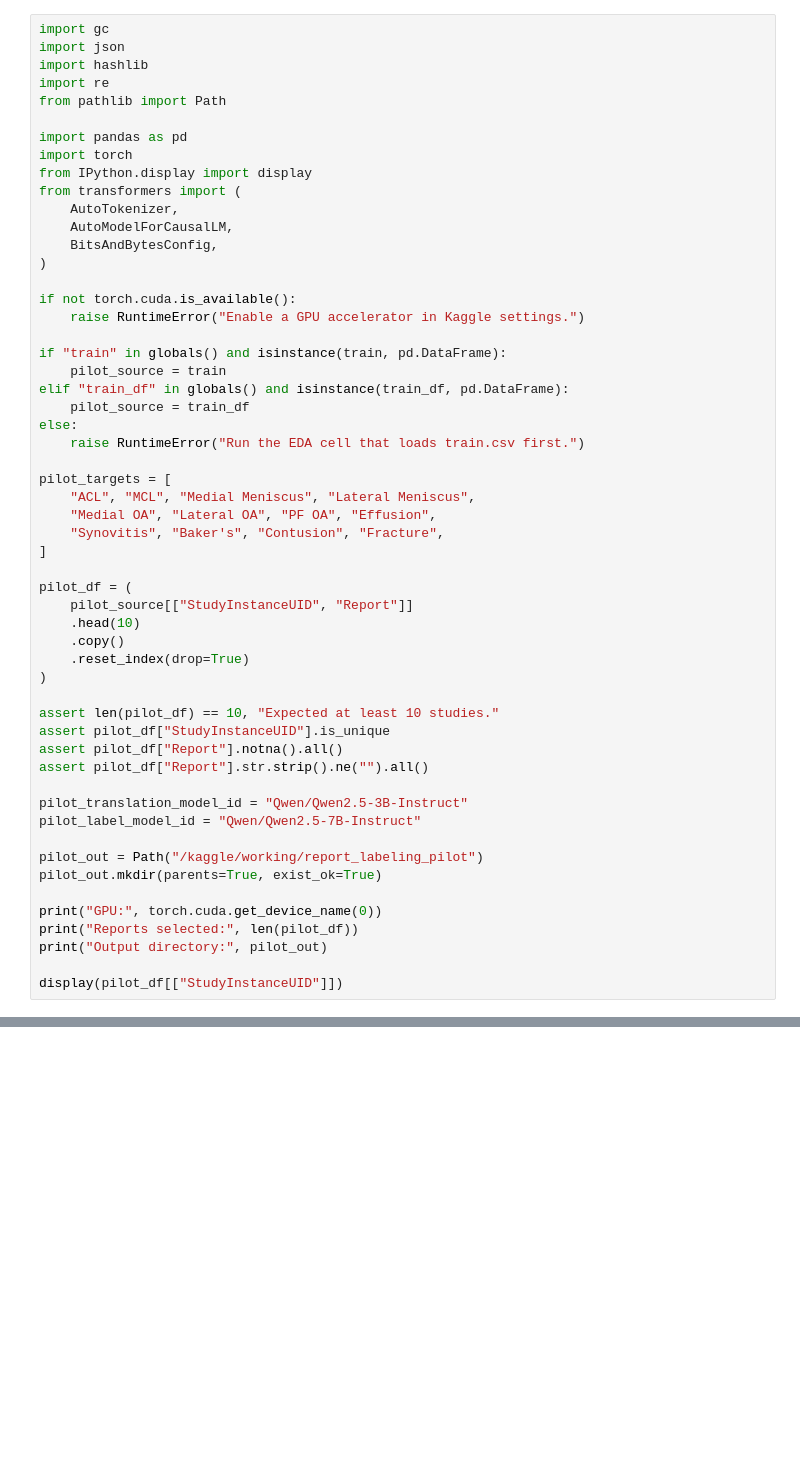
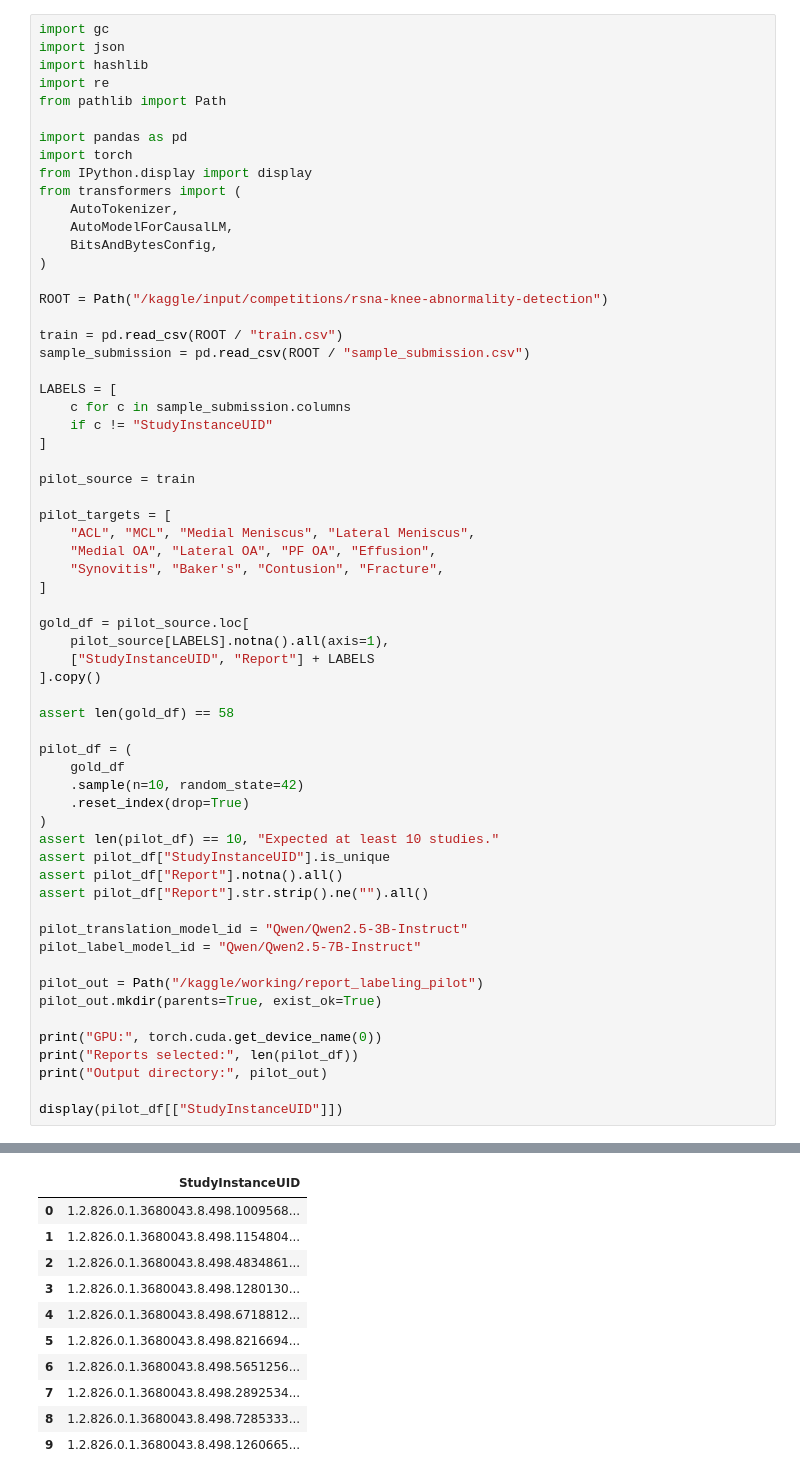
Before and after one commit to biinseventeen/rsna-knee-abnormality-detection, a Jupyter notebook: notebooks/02_teacher_eval.ipynb, the cells around one changed output, grey strips where cells are left out. Drawn from its saved outputs; the diff is of its cells as text; blank space fills up the shorter version.

Commit message:
Add eval for report

```diff
--- a/notebooks/02_teacher_eval.ipynb
+++ b/notebooks/02_teacher_eval.ipynb
@@ -18,15 +53,17 @@ from transformers import (
     BitsAndBytesConfig,
 )
 
-if not torch.cuda.is_available():
-    raise RuntimeError("Enable a GPU accelerator in Kaggle settings.")
+ROOT = Path("/kaggle/input/competitions/rsna-knee-abnormality-detection")
 
-if "train" in globals() and isinstance(train, pd.DataFrame):
-    pilot_source = train
-elif "train_df" in globals() and isinstance(train_df, pd.DataFrame):
-    pilot_source = train_df
-else:
-    raise RuntimeError("Run the EDA cell that loads train.csv first.")
+train = pd.read_csv(ROOT / "train.csv")
+sample_submission = pd.read_csv(ROOT / "sample_submission.csv")
+
+LABELS = [
+    c for c in sample_submission.columns
+    if c != "StudyInstanceUID"
+]
+
+pilot_source = train
 
 pilot_targets = [
     "ACL", "MCL", "Medial Meniscus", "Lateral Meniscus",
@@ -34,13 +71,18 @@ pilot_targets = [
     "Synovitis", "Baker's", "Contusion", "Fracture",
 ]
 
+gold_df = pilot_source.loc[
+    pilot_source[LABELS].notna().all(axis=1),
+    ["StudyInstanceUID", "Report"] + LABELS
+].copy()
+
+assert len(gold_df) == 58
+
 pilot_df = (
-    pilot_source[["StudyInstanceUID", "Report"]]
-    .head(10)
-    .copy()
+    gold_df
+    .sample(n=10, random_state=42)
     .reset_index(drop=True)
 )
-
 assert len(pilot_df) == 10, "Expected at least 10 studies."
 assert pilot_df["StudyInstanceUID"].is_unique
 assert pilot_df["Report"].notna().all()
@@ -57,3 +99,4 @@ print("Reports selected:", len(pilot_df))
 print("Output directory:", pilot_out)
 
 display(pilot_df[["StudyInstanceUID"]])
+# %% [output]
@@ -60,3 +106,14 @@ display(pilot_df[["StudyInstanceUID"]])
+|  | StudyInstanceUID |
+| 0 | 1.2.826.0.1.3680043.8.498.1009568... |
+| 1 | 1.2.826.0.1.3680043.8.498.1154804... |
+| 2 | 1.2.826.0.1.3680043.8.498.4834861... |
+| 3 | 1.2.826.0.1.3680043.8.498.1280130... |
+| 4 | 1.2.826.0.1.3680043.8.498.6718812... |
+| 5 | 1.2.826.0.1.3680043.8.498.8216694... |
+| 6 | 1.2.826.0.1.3680043.8.498.5651256... |
+| 7 | 1.2.826.0.1.3680043.8.498.2892534... |
+| 8 | 1.2.826.0.1.3680043.8.498.7285333... |
+| 9 | 1.2.826.0.1.3680043.8.498.1260665... |
 # %%
 pilot_translation_prompt = """
 Translate the supplied knee MRI report into English.
```
Also changed, not shown: parts of 11 cells of this notebook.
